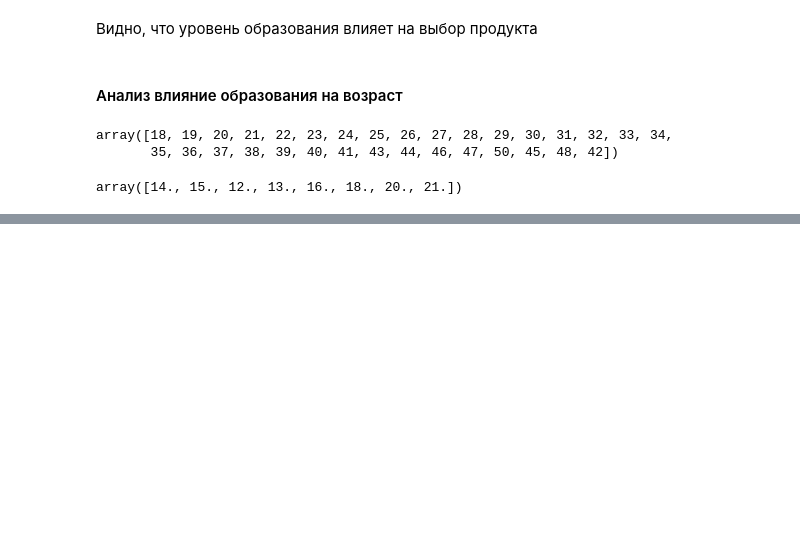
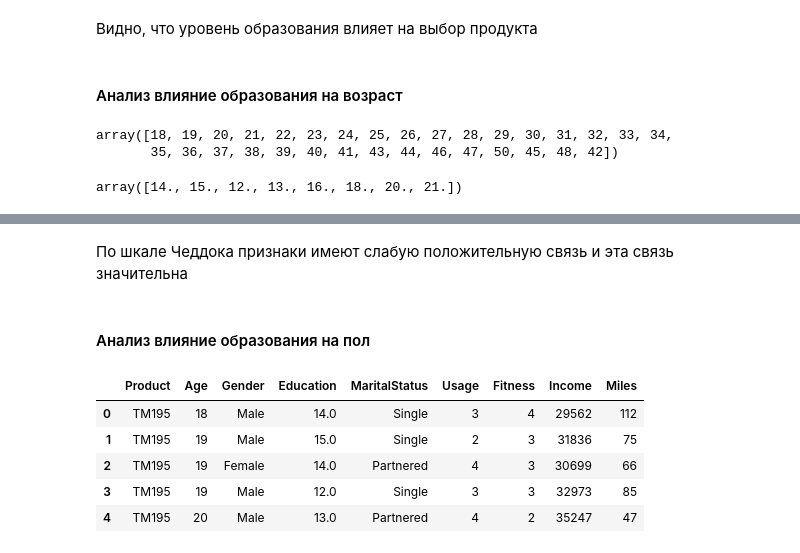
Before and after one commit to Chularev/kaggle_competitions, a Jupyter notebook: CardioGoodFitness/notebook.ipynb, the cells around one changed output, grey strips where cells are left out. Cells and saved outputs as stored; diff of their text form; code cells hidden in the pictures; blank space fills up the shorter version.

```diff
--- a/CardioGoodFitness/notebook.ipynb
+++ b/CardioGoodFitness/notebook.ipynb
@@ -522,0 +543,13 @@ array([14., 15., 12., 13., 16., 18., 20., 21.])
+# %% [markdown]
+По шкале Чеддока признаки имеют слабую положительную связь и эта связь значительна
+# %% [markdown]
+#### Анализ влияние образования на пол
+# %%
+data.head()
+# %% [output]
+|  | Product | Age | Gender | Education | MaritalStatus | Usage | Fitness | Income | Miles |
+| 0 | TM195 | 18 | Male | 14.0 | Single | 3 | 4 | 29562 | 112 |
+| 1 | TM195 | 19 | Male | 15.0 | Single | 2 | 3 | 31836 | 75 |
+| 2 | TM195 | 19 | Female | 14.0 | Partnered | 4 | 3 | 30699 | 66 |
+| 3 | TM195 | 19 | Male | 12.0 | Single | 3 | 3 | 32973 | 85 |
+| 4 | TM195 | 20 | Male | 13.0 | Partnered | 4 | 2 | 35247 | 47 |
```
Also changed, not shown: parts of 5 cells of this notebook.
